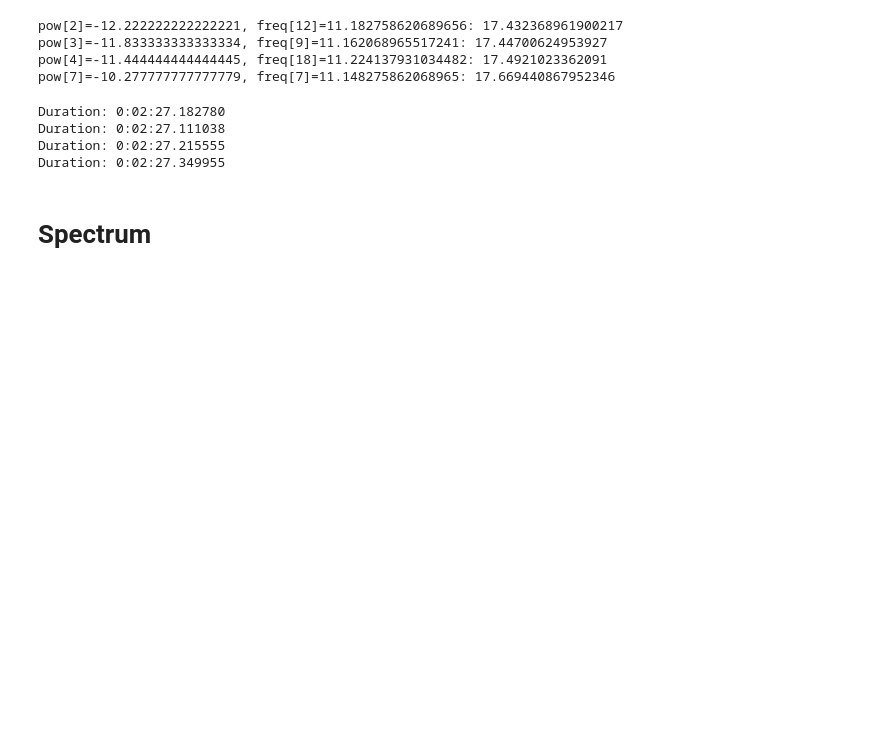
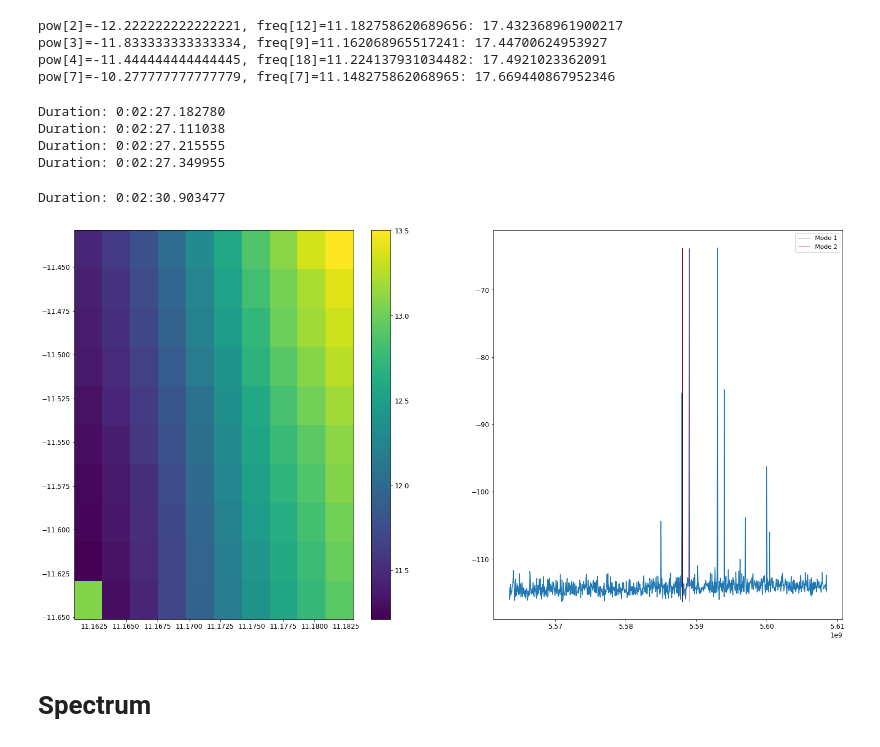
Before and after one commit to NanoYY/ColdMeasurements, a Jupyter notebook: DeMag/Scripts/TWPA calibration/TWPA operating point search.ipynb, the cells around one changed output. Saved outputs shown, nothing was run; the diff lists cells and outputs as text; code cells hidden in the pictures; blank space fills up the shorter version.

```diff
--- a/DeMag/Scripts/TWPA calibration/TWPA operating point search.ipynb
+++ b/DeMag/Scripts/TWPA calibration/TWPA operating point search.ipynb
@@ -290,7 +290,7 @@ low_freq = cent_freq-offset_f
 high_freq = cent_freq+offset_f
 low_power = cent_pow-offset_p
 high_power = cent_pow+offset_p
-power, freq, gain = get_FP_sweep(dc_curr=2.36, freq_steps = 10, pow_steps = 10)
+power, freq, gain = get_FP_sweep(dc_curr=2.35, freq_steps = 10, pow_steps = 10)
 c = ax[0].pcolor(freq, power, gain, cmap='viridis')
 fig.colorbar(c, ax= ax[0])
 
@@ -305,33 +305,36 @@ band=100
 
 sa.set_cent_freq(cent_freq)
 sa.set_span(span)
 sa.set_band_Hz(band)
 sa.set_nop(nop)
 
 # Modes
 mode1 = (cent_freq+2e6)
 mode1_pow = 0
 anapico.set_freq(2, mode1)
 anapico.set_power(2, mode1_pow)
 anapico.on(2)
 
 mode2 = (cent_freq+3e6)
 mode2_pow = 0
 anapico.set_freq(4, mode2)
 anapico.set_power(4, mode2_pow)
 anapico.on(4)
 
 data = sa.get_data()
 ax[1].plot(freq, data)
 ax[1].vlines(mode1, min(data), max(data), '#610023', linewidth=1.0, label = 'Mode 1')
 ax[1].vlines(mode2, min(data), max(data), '#be013c', linewidth=1.0,  label = 'Mode 2')
 ax[1].legend(loc = 1, prop={'size': 11})
 
 anapico.off(2)
 anapico.off(4)
 
 end_time = datetime.now()
 print('Duration: {}'.format(end_time - start_time))
+# %% [output]
+Duration: 0:02:30.903477
+[figure, added]
 # %%
 anapico.off(2)
 anapico.off(4)
```
